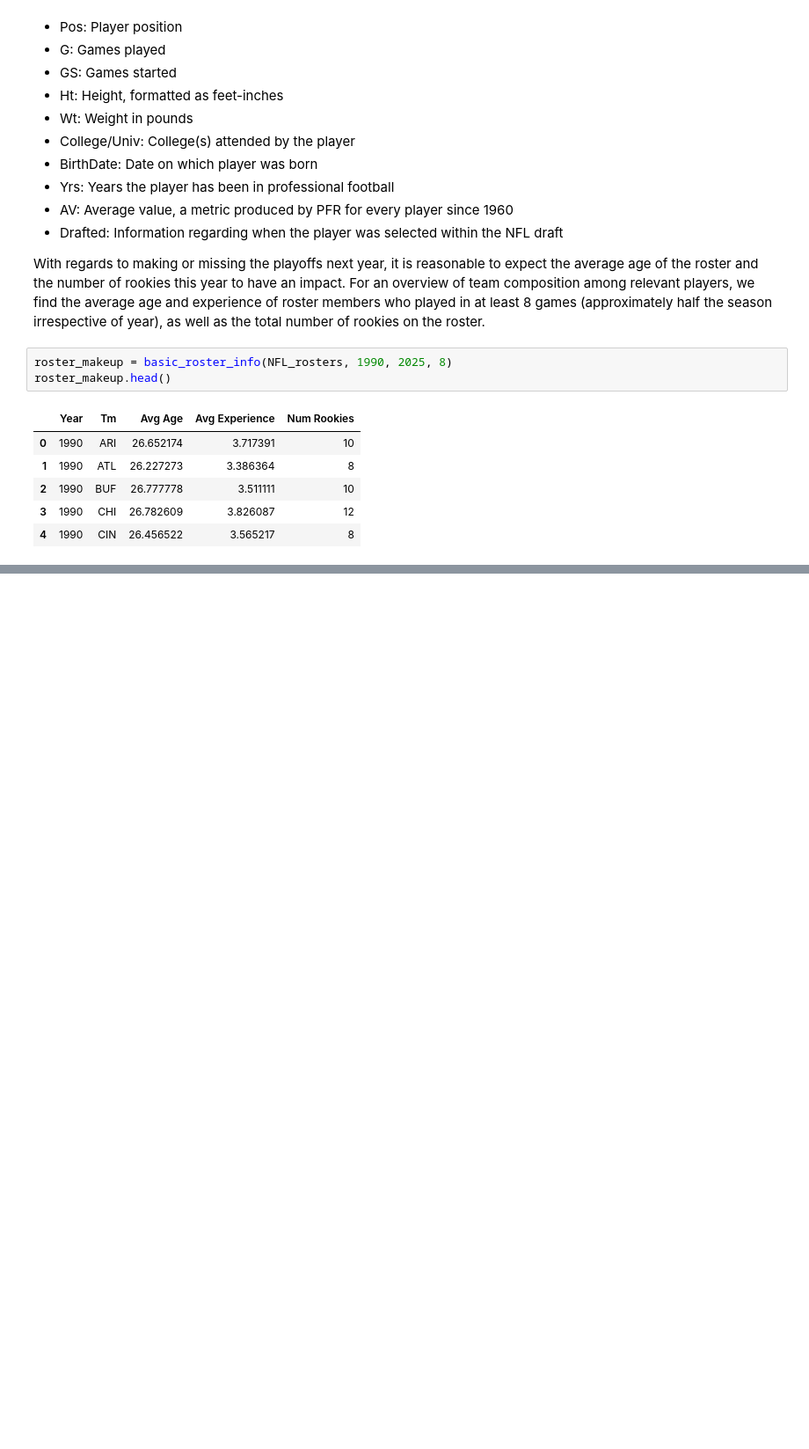
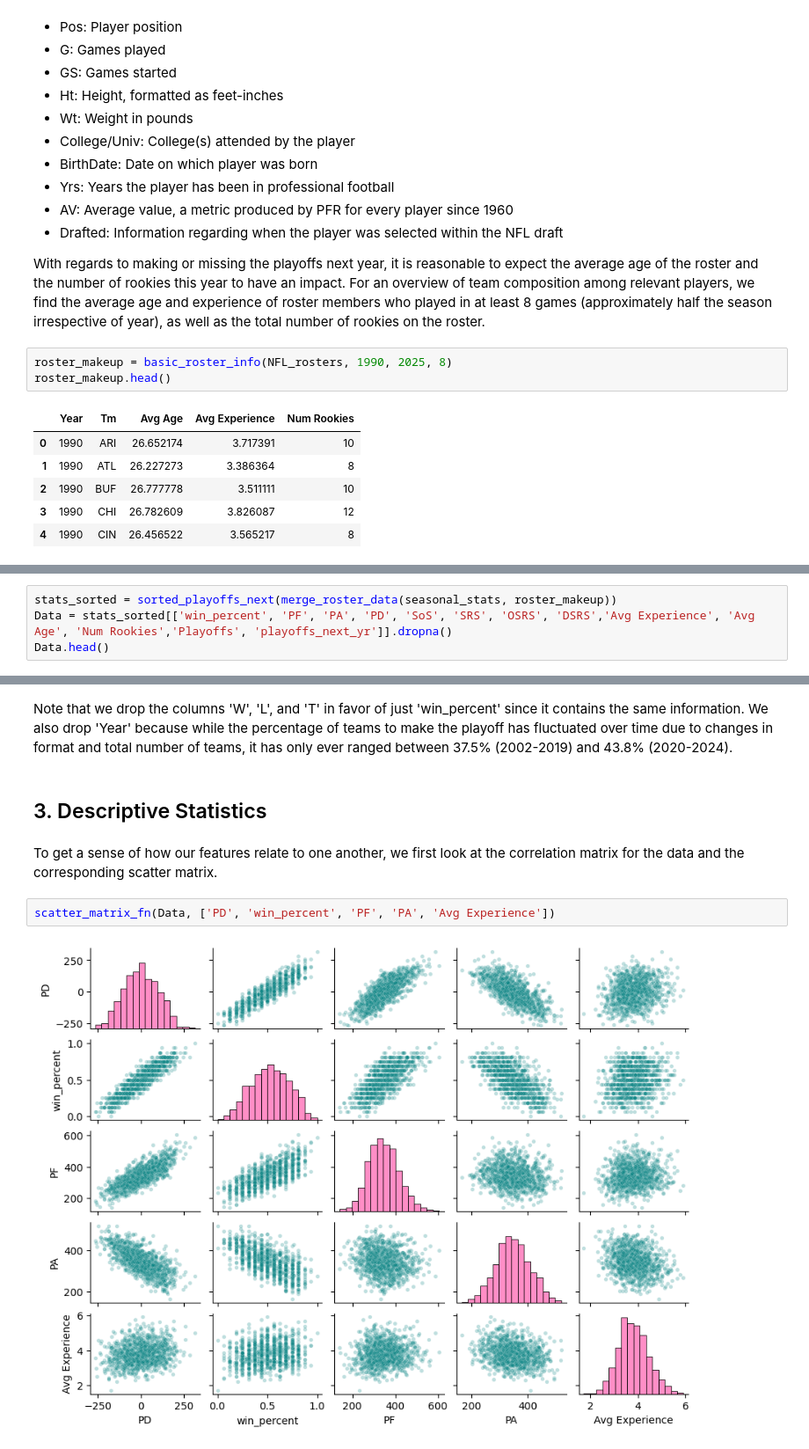
Before and after one commit to crdurham/nfl_playoff_predictor, a Jupyter notebook: notebooks/nfl_playoff_predictor.ipynb, the cells around one changed output, grey strips where cells are left out. Shown at 88% size. Saved outputs shown, nothing was run; the diff lists cells and outputs as text; blank space fills up the shorter version.

```diff
--- a/notebooks/nfl_playoff_predictor.ipynb
+++ b/notebooks/nfl_playoff_predictor.ipynb
@@ -89,0 +102,4 @@ roster_makeup.head()
+# %%
+stats_sorted = sorted_playoffs_next(merge_roster_data(seasonal_stats, roster_makeup))
+Data = stats_sorted[['win_percent', 'PF', 'PA', 'PD', 'SoS', 'SRS', 'OSRS', 'DSRS','Avg Experience', 'Avg Age', 'Num Rookies','Playoffs', 'playoffs_next_yr']].dropna()
+Data.head()
@@ -89,0 +113,10 @@ roster_makeup.head()
+# %% [markdown]
+Note that we drop the columns 'W', 'L', and 'T' in favor of just 'win_percent' since it contains the same information. We also drop 'Year' because while the percentage of teams to make the playoff has fluctuated over time due to changes in format and total number of teams, it has only ever ranged between 37.5% (2002-2019) and 43.8% (2020-2024).
+# %% [markdown]
+## 3. Descriptive Statistics
+# %% [markdown]
+To get a sense of how our features relate to one another, we first look at the correlation matrix for the data and the corresponding scatter matrix.
+# %%
+scatter_matrix_fn(Data, ['PD', 'win_percent', 'PF', 'PA', 'Avg Experience'])
+# %% [output]
+[figure, added]
```
Also changed, not shown: parts of 25 cells of this notebook, 3 other files.
